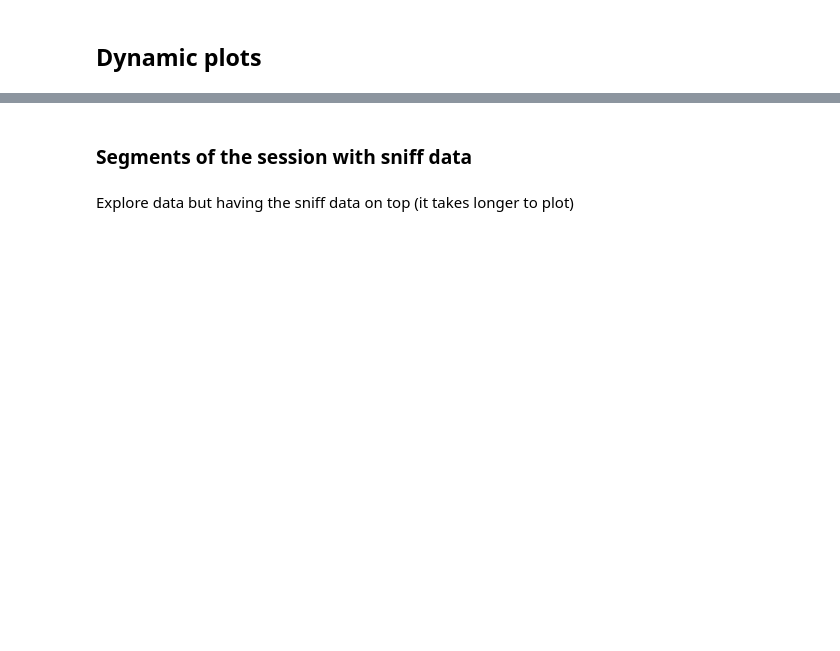
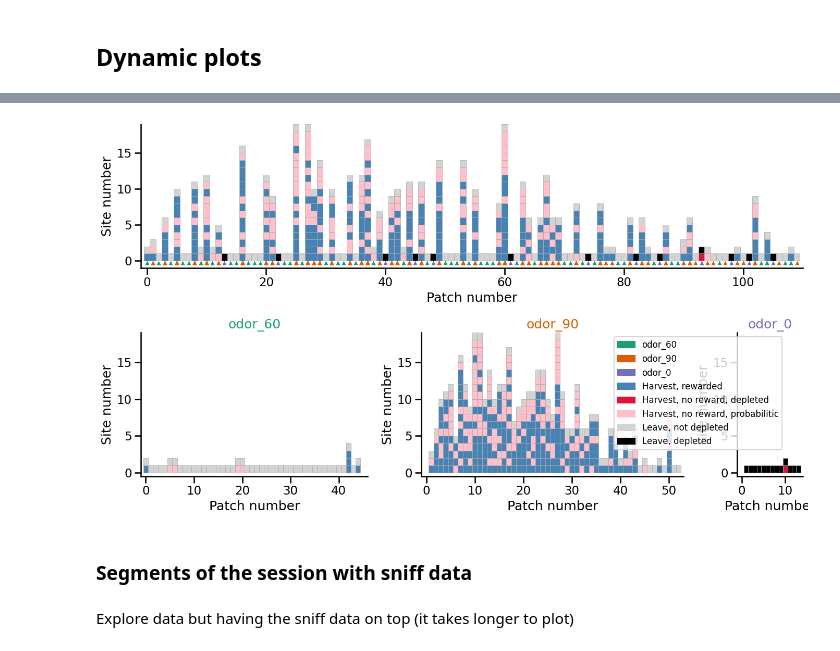
Before and after one commit to AllenNeuralDynamics/Aind.Behavior.VrForaging.Analysis, a Jupyter notebook: notebooks/BehaviorAnalysis/General/SummaryTodayTraining.ipynb, the cells around one changed output, grey strips where cells are left out. Drawn from its saved outputs; the diff is of its cells as text; code cells hidden in the pictures; blank space fills up the shorter version.

```diff
--- a/notebooks/BehaviorAnalysis/General/SummaryTodayTraining.ipynb
+++ b/notebooks/BehaviorAnalysis/General/SummaryTodayTraining.ipynb
@@ -23,7 +23,7 @@ from datetime import datetime
 import pytz
 
 sns.set_context('talk')
-
+from pathlib import Path
 import warnings
 pd.options.mode.chained_assignment = None  # Ignore SettingWithCopyWarning
 warnings.simplefilter(action='ignore', category=FutureWarning)
@@ -48,15 +48,39 @@ from scipy.optimize import curve_fit
 color_dict_label = {'InterSite': '#808080',
     'InterPatch': '#b3b3b3',
     'PatchZ': '#d95f02', 'PatchZB': '#d95f02',
+    'PatchZA': '#d95f02',
     'PatchB': '#d95f02','PatchA': '#7570b3',
     'PatchC': '#1b9e77',
     'Alpha-pinene': '#1b9e77',
     'Methyl Butyrate': '#7570b3',
+    '2,3-Butanedione': '#1b9e77',
+    '2-Heptanone': '#d95f02',
+    "Methyl Acetate": "#1b9e77",
     'Amyl Acetate': '#d95f02',
     'Fenchone': '#7570b3',
+    'Ethyl Butyrate': '#1b9e77',
     'S': color1,
     'D': color2,
     'N': color3,
+    "odor_90": color1,
+    "odor_60": color2,
+    "odor_0": color3,
+    'A': color1,
+    'B': color2,
+    'C': color3,
+    'OdorA': color1,
+    'OdorB': color2,
+    'OdorC': color3,
+    'odor_slow': color1,
+    'odor_fast': color2,
+    'A': color1,
+    'B1': color2,
+    'B2': color2,
+    'C1': color3,
+    'C2': color4,
+    "Low": color1,
+    "Medium": color2,
+    "High": color3
     }
 
 label_dict = {**{
@@ -340,0 +581,5 @@ display(ui, interactive_plot)
+# %%
+odor_sites['block'] = 0
+plotting.segmented_raster_vertical(odor_sites, color_dict_label=color_dict_label)
+# %% [output]
+[figure, added]
```
Also changed, not shown: parts of 12 cells of this notebook.
